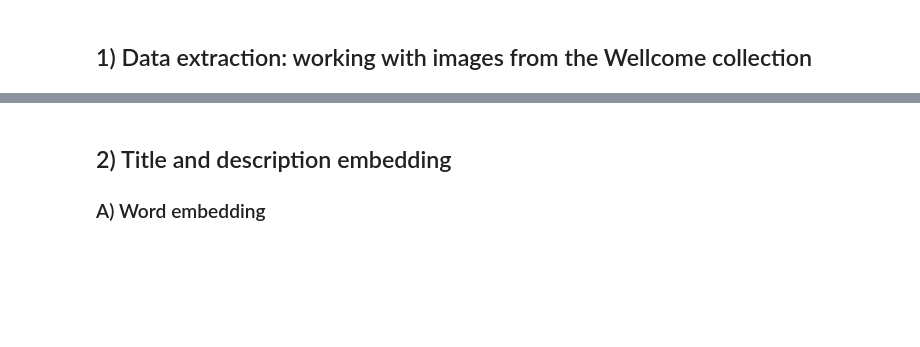
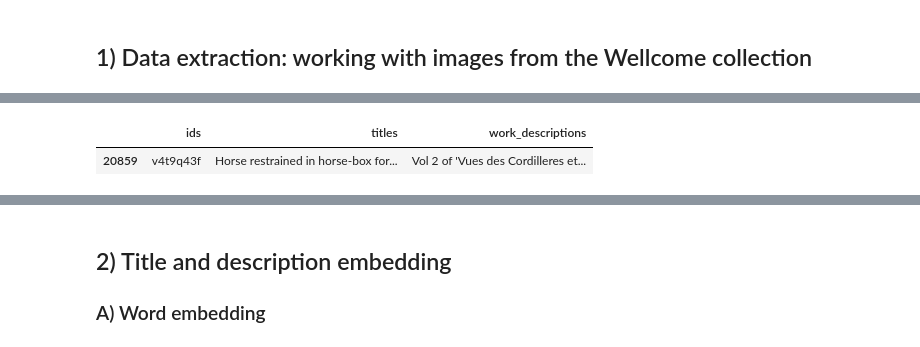
Before and after one commit to npfrei/WellcomeCDS, a Jupyter notebook: src/notebooks/embedding.ipynb, the cells around one changed output, grey strips where cells are left out. Saved outputs shown, nothing was run; the diff lists cells and outputs as text; code cells hidden in the pictures; blank space fills up the shorter version.

```diff
--- a/src/notebooks/embedding.ipynb
+++ b/src/notebooks/embedding.ipynb
@@ -253,0 +237,5 @@ textual_data
+# %%
+textual_data[textual_data.ids == "v4t9q43f"]
+# %% [output]
+|  | ids | titles | work_descriptions |
+| 20859 | v4t9q43f | Horse restrained in horse-box for... | Vol 2 of 'Vues des Cordilleres et... |
```
Also changed, not shown: parts of 28 cells of this notebook, 5 other files.
